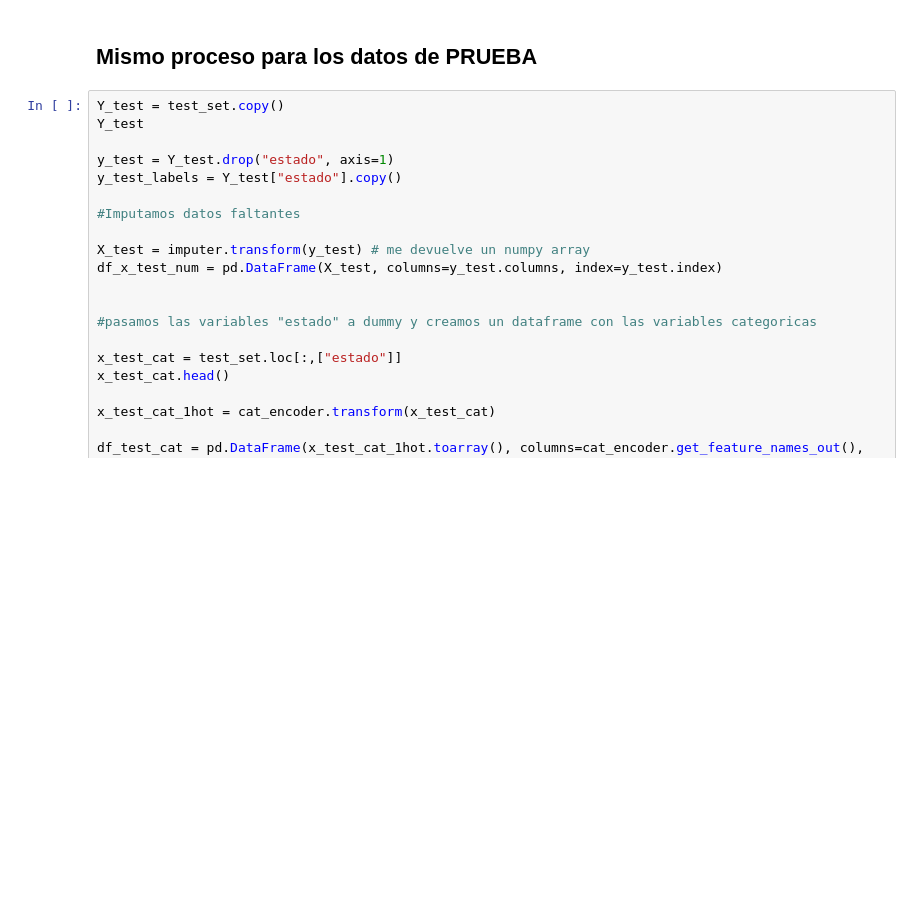
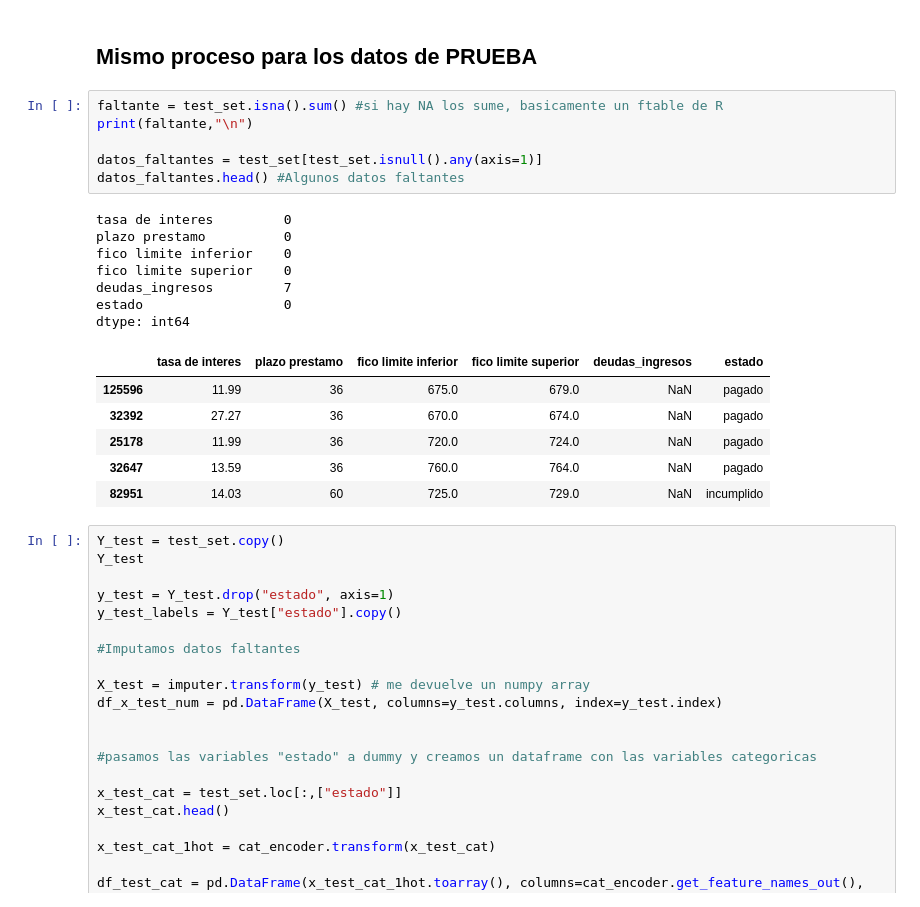
Before and after one commit to axelescalante0/Aprendizaje-Maquinal, a Jupyter notebook: main/Algoritmo_KNN.ipynb, the cells around one changed output. Drawn from its saved outputs; the diff is of its cells as text; blank space fills up the shorter version.

```diff
--- a/main/Algoritmo_KNN.ipynb
+++ b/main/Algoritmo_KNN.ipynb
@@ -319,5 +336,25 @@ df_train
 # %% [markdown]
 ## Mismo proceso para los datos de PRUEBA
+# %%
+faltante = test_set.isna().sum() #si hay NA los sume, basicamente un ftable de R
+print(faltante,"\n")
+
+datos_faltantes = test_set[test_set.isnull().any(axis=1)]
+datos_faltantes.head() #Algunos datos faltantes
+# %% [output]
+tasa de interes         0
+plazo prestamo          0
+fico limite inferior    0
+fico limite superior    0
+deudas_ingresos         7
+estado                  0
+dtype: int64
+|  | tasa de interes | plazo prestamo | fico limite inferior | fico limite superior | deudas_ingresos | estado |
+| 125596 | 11.99 | 36 | 675.0 | 679.0 | NaN | pagado |
+| 32392 | 27.27 | 36 | 670.0 | 674.0 | NaN | pagado |
+| 25178 | 11.99 | 36 | 720.0 | 724.0 | NaN | pagado |
+| 32647 | 13.59 | 36 | 760.0 | 764.0 | NaN | pagado |
+| 82951 | 14.03 | 60 | 725.0 | 729.0 | NaN | incumplido |
 # %%
 Y_test = test_set.copy()
 Y_test
```
Also changed, not shown: parts of 9 cells of this notebook, 1 other file.
